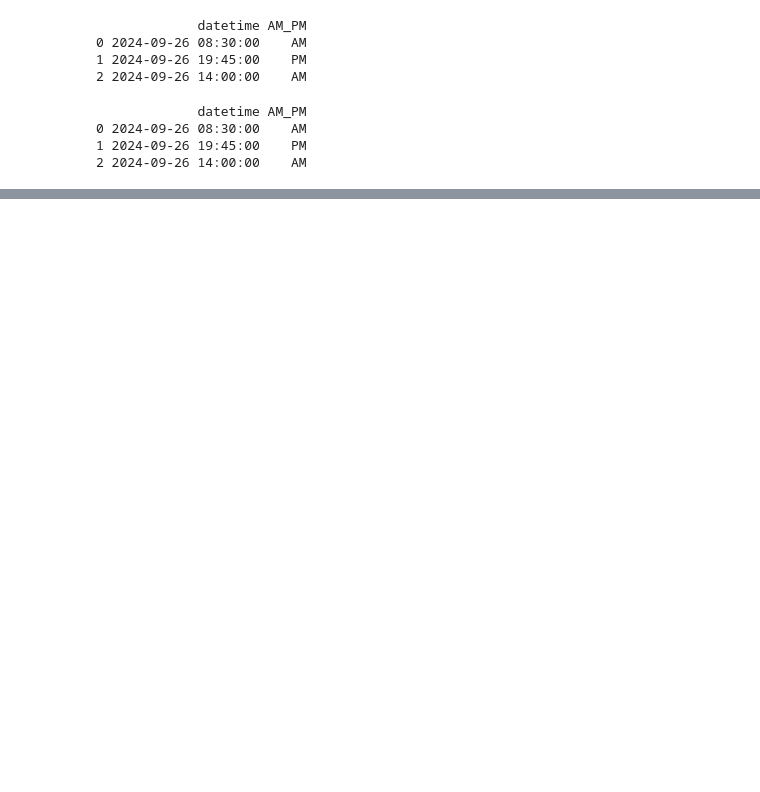
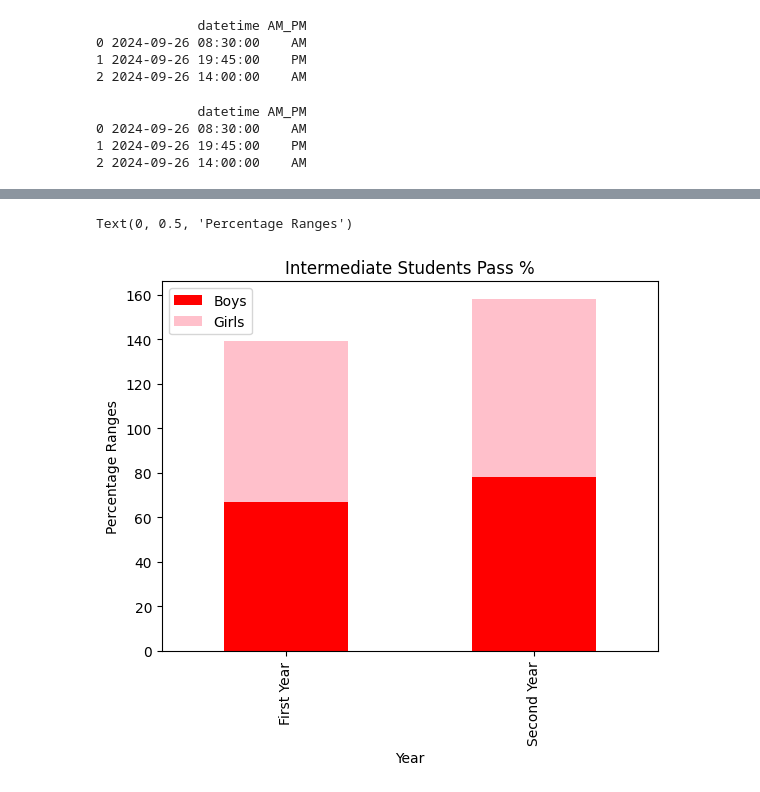
Before and after one commit to fischettijw/Abigail_ScienceFair_2024-25_082224, a Jupyter notebook: sandbox/AM - PM.ipynb, the cells around one changed output, grey strips where cells are left out. Saved outputs shown, nothing was run; the diff lists cells and outputs as text; code cells hidden in the pictures; blank space fills up the shorter version.

```diff
--- a/sandbox/AM - PM.ipynb
+++ b/sandbox/AM - PM.ipynb
@@ -46,0 +77,22 @@ print(df)
+# %%
+# import necessary libraries
+import pandas as pd
+#import seaborn as sns
+import matplotlib.pyplot as plt
+
+# create DataFrame
+students = pd.DataFrame({'Boys': [67, 78],
+                         'Girls': [72, 80], },
+                        index=['First Year', 'Second Year'])
+
+
+# create stacked bar chart for students DataFrame
+students.plot(kind='bar', stacked=True, color=['red', 'pink'])
+
+# Add Title and Labels
+plt.title('Intermediate Students Pass %')
+plt.xlabel('Year')
+plt.ylabel('Percentage Ranges')
+# %% [output]
+Text(0, 0.5, 'Percentage Ranges')
+[figure, added]
```
Also changed, not shown: parts of 5 cells of this notebook.
